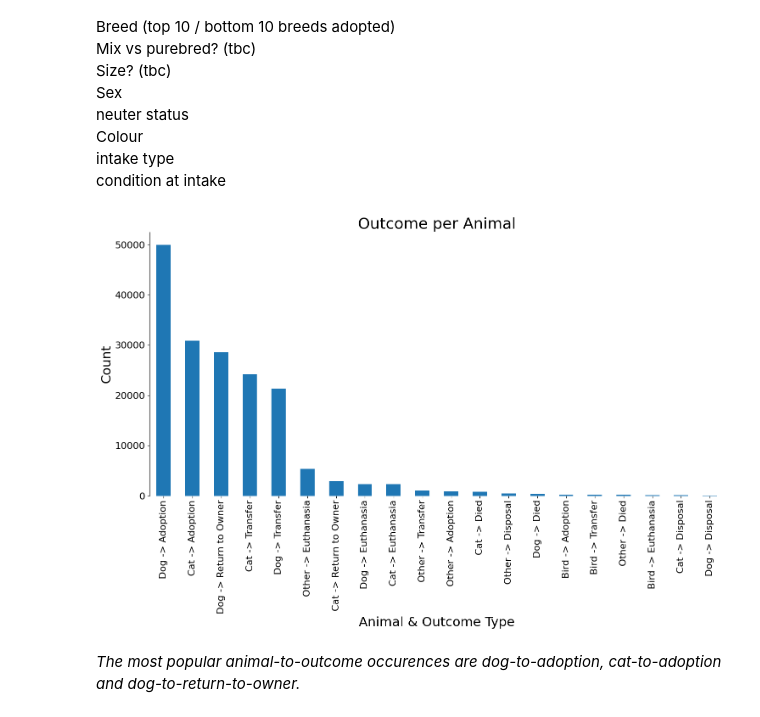
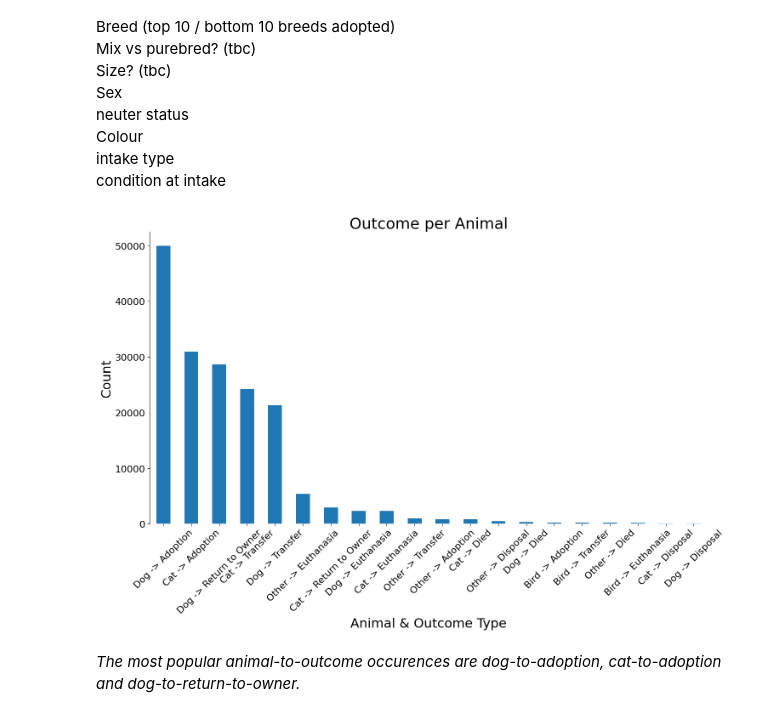
Before and after one commit to a-messmer/AAC_prelim_data_analysis_project, a Jupyter notebook: Project-api.ipynb, the cells around one changed output. Cells and saved outputs as stored; diff of their text form; code cells hidden in the pictures.

```diff
--- a/Project-api.ipynb
+++ b/Project-api.ipynb
@@ -1681,20 +1684,21 @@ condition at intake
 # %%
 # visualise the distribution of Outcome Types for animals:
 
 
 shelter_df['Animal Outcome'] = shelter_df['Animal'] + ' -> ' + shelter_df['Outcome Type']
 
 intake_outcomes = shelter_df['Animal Outcome'].value_counts()[0:20].plot(kind='bar',
                                                                      fontsize=16,
                                                                      figsize=(15, 10))
 intake_outcomes.set_ylabel('Count', fontsize=22)
 intake_outcomes.set_xlabel('Animal & Outcome Type', fontsize=22)
 intake_outcomes.set_title('Outcome per Animal', fontsize=26)
+plt.xticks(rotation = 45)
 
 plt.tight_layout()
 sns.despine(bottom=True)
 # %% [output]
-[figure, old version]
+[figure, new version]
 # %% [markdown]
 *The most popular animal-to-outcome occurences are dog-to-adoption, cat-to-adoption and dog-to-return-to-owner.*
 # %%
```
Also changed, not shown: parts of 3 cells of this notebook.
